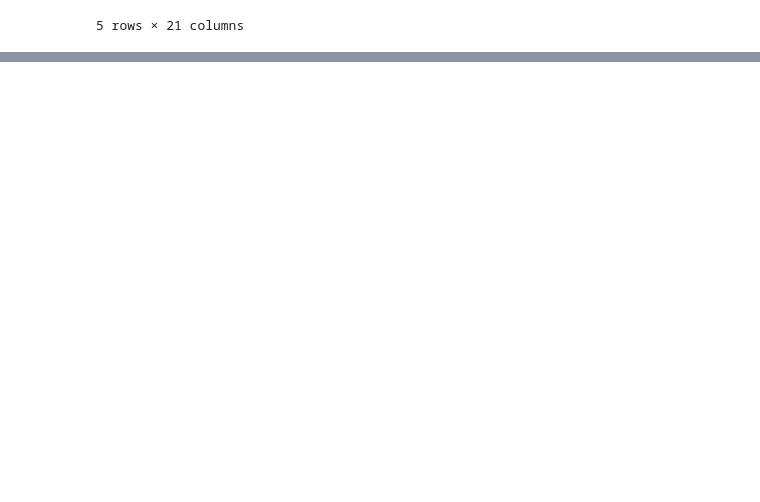
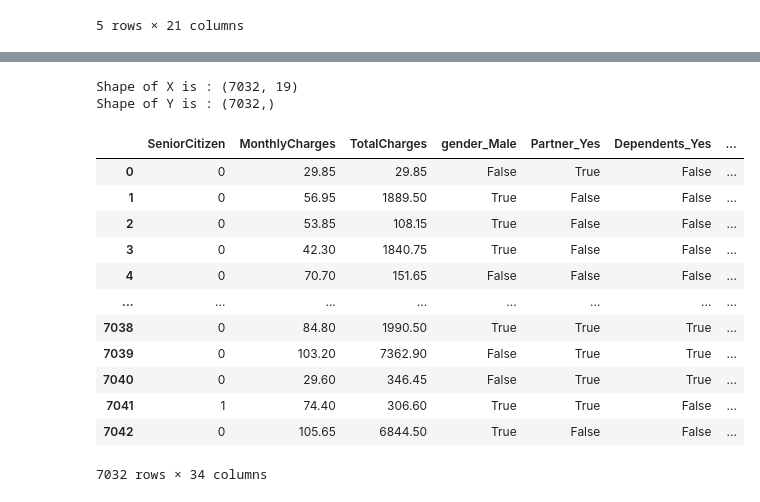
Before and after one commit to mdzaheerjk/Telecom-Customer-Churn-Prediction-using-Machine-Learning, a Jupyter notebook: Telecom-Customer-Churn-Prediction-using-Machine-Learning/Model_Traning.ipynb, the cells around one changed output, grey strips where cells are left out. Drawn from its saved outputs; the diff is of its cells as text; code cells hidden in the pictures; blank space fills up the shorter version.

```diff
--- a/Telecom-Customer-Churn-Prediction-using-Machine-Learning/Model_Traning.ipynb
+++ b/Telecom-Customer-Churn-Prediction-using-Machine-Learning/Model_Traning.ipynb
@@ -167,3 +173,7 @@ df_copy.head()
 | 3 | 7795-CFOCW | Male | 0 | No | No | 45 | No | No phone service | ... |
 | 4 | 9237-HQITU | Female | 0 | No | No | 2 | Yes | No | ... |
 5 rows × 21 columns
+# %%
+bins=[0,12,24,36,48,60,72]
+labels=['1-12','13-24','25-36','37-48','49-60','61-72']
+df_copy['tenure_bin']=pd.cut(df_copy['tenure'],bins=bins,labels=labels,include_lowest=True)
@@ -169,0 +215,28 @@ df_copy.head()
+# %%
+y=df_copy['Churn']
+x=df_copy.drop(columns=['customerID','tenure','Churn'])
+
+print("Shape of X is :",x.shape)
+print("Shape of Y is :",y.shape)
+# %% [output]
+Shape of X is : (7032, 19)
+Shape of Y is : (7032,)
+# %%
+x=pd.get_dummies(x,drop_first=True)
+y=df_copy['Churn'].map({'Yes':1,'No':0})
+# %%
+x
+# %% [output]
+|  | SeniorCitizen | MonthlyCharges | TotalCharges | gender_Male | Partner_Yes | Dependents_Yes | ... |
+| 0 | 0 | 29.85 | 29.85 | False | True | False | ... |
+| 1 | 0 | 56.95 | 1889.50 | True | False | False | ... |
+| 2 | 0 | 53.85 | 108.15 | True | False | False | ... |
+| 3 | 0 | 42.30 | 1840.75 | True | False | False | ... |
+| 4 | 0 | 70.70 | 151.65 | False | False | False | ... |
+| ... | ... | ... | ... | ... | ... | ... | ... |
+| 7038 | 0 | 84.80 | 1990.50 | True | True | True | ... |
+| 7039 | 0 | 103.20 | 7362.90 | False | True | True | ... |
+| 7040 | 0 | 29.60 | 346.45 | False | True | True | ... |
+| 7041 | 1 | 74.40 | 306.60 | True | True | False | ... |
+| 7042 | 0 | 105.65 | 6844.50 | True | False | False | ... |
+7032 rows × 34 columns
```
Also changed, not shown: parts of 11 cells of this notebook.
